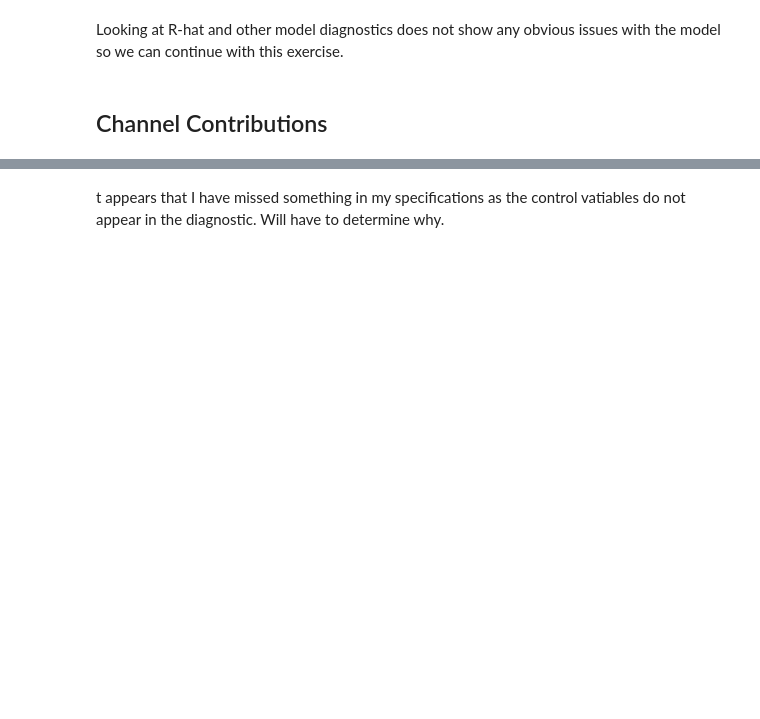
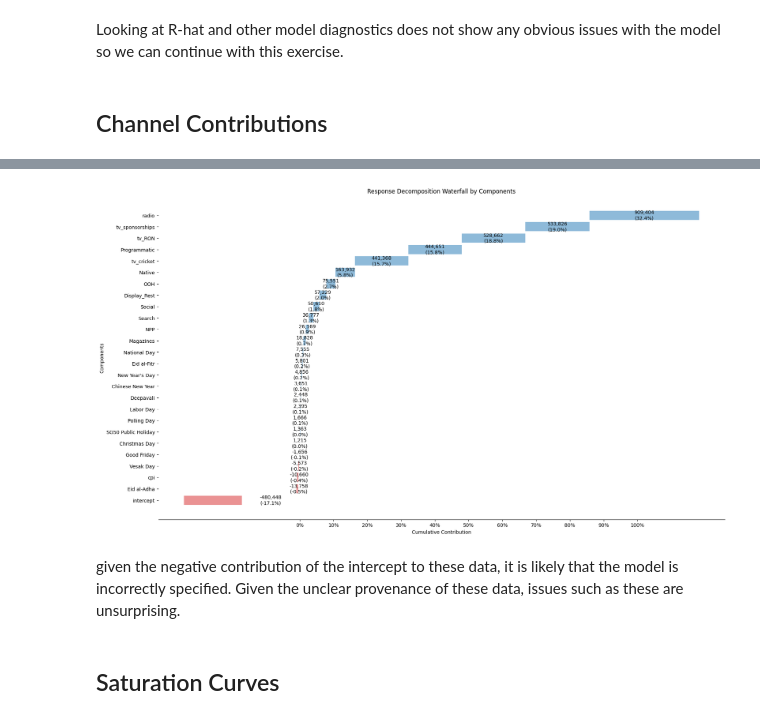
Before and after one commit to helios1014/marketing_mix_modeling, a Jupyter notebook: mmm.ipynb, the cells around one changed output, grey strips where cells are left out. Cells and saved outputs as stored; diff of their text form; code cells hidden in the pictures; blank space fills up the shorter version.

```diff
--- a/mmm.ipynb
+++ b/mmm.ipynb
@@ -437,2 +465,8 @@ fig.gca().set(xlabel="date", ylabel="sales");
-# %% [markdown]
-t appears that I have missed something in my specifications as the control vatiables  do not appear in the diagnostic. Will have to determine why.
+# %%
+mmm.plot_waterfall_components_decomposition(figsize=(18, 10));
+# %% [output]
+[figure, added]
+# %% [markdown]
+given the negative contribution of the intercept to these data, it is likely that the model is incorrectly specified. Given the unclear provenance of these data, issues such as these are unsurprising.
+# %% [markdown]
+## Saturation Curves
```
Also changed, not shown: parts of 13 cells of this notebook.
